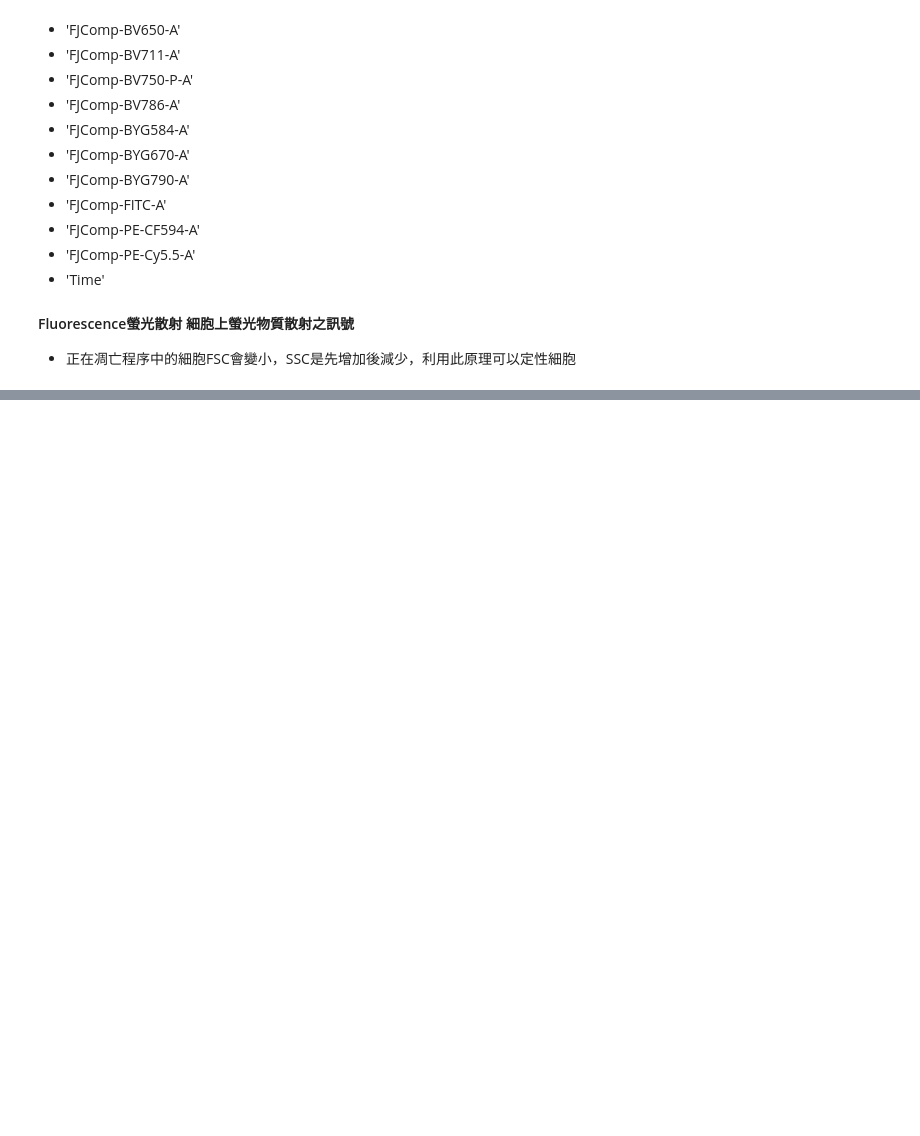
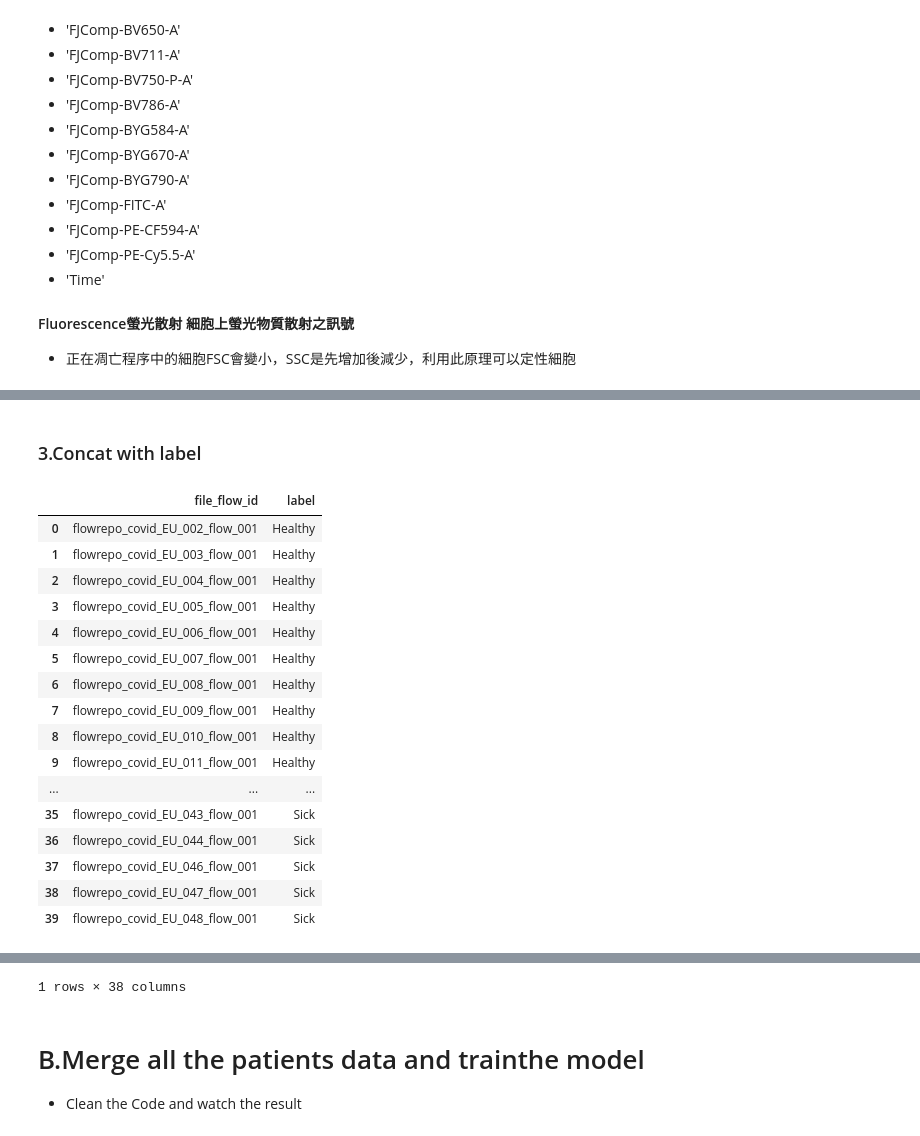
Before and after one commit to wcsodw1/AHEAD_Task, a Jupyter notebook: AHEAD.ipynb, the cells around one changed output, grey strips where cells are left out. Cells and saved outputs as stored; diff of their text form; code cells hidden in the pictures; blank space fills up the shorter version.

```diff
--- a/AHEAD.ipynb
+++ b/AHEAD.ipynb
@@ -100,0 +142,52 @@ concat_FCSdata_FeatureMame(filename)
+# %% [markdown]
+### 3.Concat with label
+# %%
+import pandas as pd
+from io import StringIO
+
+# read the Excel file into a DataFrame
+EU_label = pd.read_excel('EU_label.xlsx')
+display(EU_label)
+label = EU_label['label']
+
+# filename extract patient ID:
+Patient = filename.split('/')[-2]
+PatientID = StringIO(Patient)
+df_PatientID = pd.read_csv(PatientID)
+
+
+length = len(EU_label['file_flow_id'])
+count = 0
+
+# define the mapping from string labels to integer labels
+label_map = {
+    'Sick': 1,
+    'Healthy': 0,
+}
+
+# Concat Label from (EU_label.xlsx)
+for ID in (EU_label['file_flow_id']):
+    if Patient == ID :
+        df_max.insert(0,"Patient_ID", ID)
+        df_max.insert(1, 'COVID19',label[count])
+        df_max['Label'] = df_max['COVID19'].replace(label_map)
+        count+=1
+        display(df_max)
+# %% [output]
+|  | file_flow_id | label |
+| 0 | flowrepo_covid_EU_002_flow_001 | Healthy |
+| 1 | flowrepo_covid_EU_003_flow_001 | Healthy |
+| 2 | flowrepo_covid_EU_004_flow_001 | Healthy |
+| 3 | flowrepo_covid_EU_005_flow_001 | Healthy |
+| 4 | flowrepo_covid_EU_006_flow_001 | Healthy |
+| 5 | flowrepo_covid_EU_007_flow_001 | Healthy |
+| 6 | flowrepo_covid_EU_008_flow_001 | Healthy |
+| 7 | flowrepo_covid_EU_009_flow_001 | Healthy |
+| 8 | flowrepo_covid_EU_010_flow_001 | Healthy |
+| 9 | flowrepo_covid_EU_011_flow_001 | Healthy |
+| ... | ... | ... |
+| 35 | flowrepo_covid_EU_043_flow_001 | Sick |
+| 36 | flowrepo_covid_EU_044_flow_001 | Sick |
+| 37 | flowrepo_covid_EU_046_flow_001 | Sick |
+| 38 | flowrepo_covid_EU_047_flow_001 | Sick |
+| 39 | flowrepo_covid_EU_048_flow_001 | Sick |
@@ -100,0 +196,4 @@ concat_FCSdata_FeatureMame(filename)
+1 rows × 38 columns
+# %% [markdown]
+# B.Merge all the patients data and trainthe model
+- Clean the Code and watch the result
```
Also changed, not shown: parts of 12 cells of this notebook, 1 other file.
